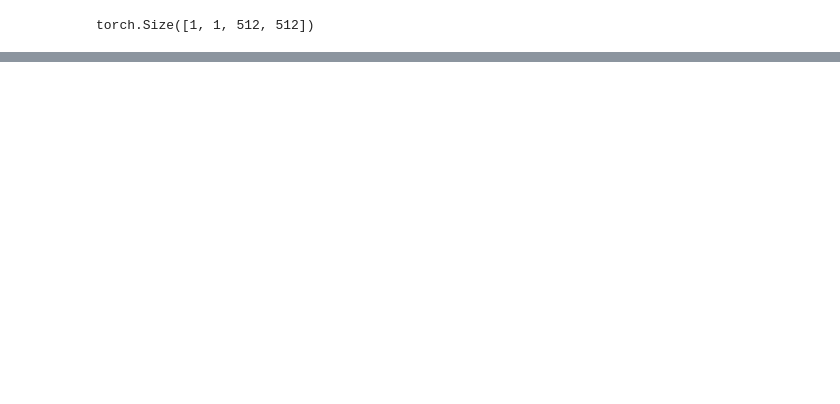
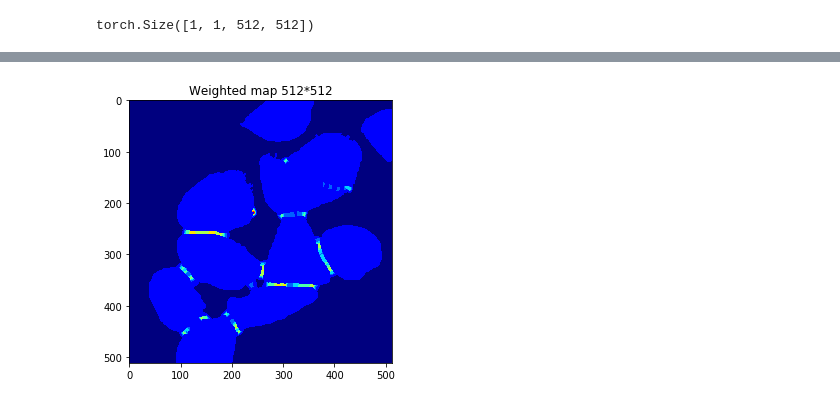
Before and after one commit to nsirons/DL-unet, a Jupyter notebook: main.ipynb, the cells around one changed output, grey strips where cells are left out. Saved outputs shown, nothing was run; the diff lists cells and outputs as text; code cells hidden in the pictures; blank space fills up the shorter version.

```diff
--- a/main.ipynb
+++ b/main.ipynb
@@ -465,6 +469,6 @@ torch.Size([1, 1, 512, 512])
 # %%
 fig = plt.figure(figsize=(16,9))
 ax0 = fig.add_subplot(131)
-ax0.imshow(w[0, 0, pad:label.shape[-1]+pad, pad:label.shape[-1]+pad:].detach(), cmap='jet')
+ax0.imshow(w[0, 0, :, :].detach(), cmap='jet')
 ax0.set_title('Weighted map 512*512')
 # %% [output]
@@ -471,0 +476 @@ IndentationError: unexpected indent (<ipython-input-114-3351c83697b2>, line 2)
+[figure, added]
```
Also changed, not shown: parts of 11 cells of this notebook, 7 other files.
